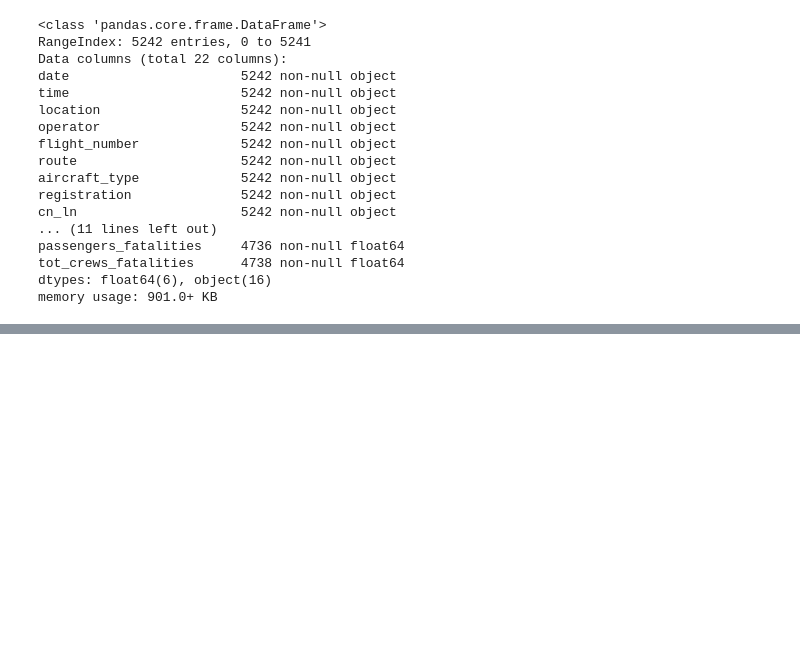
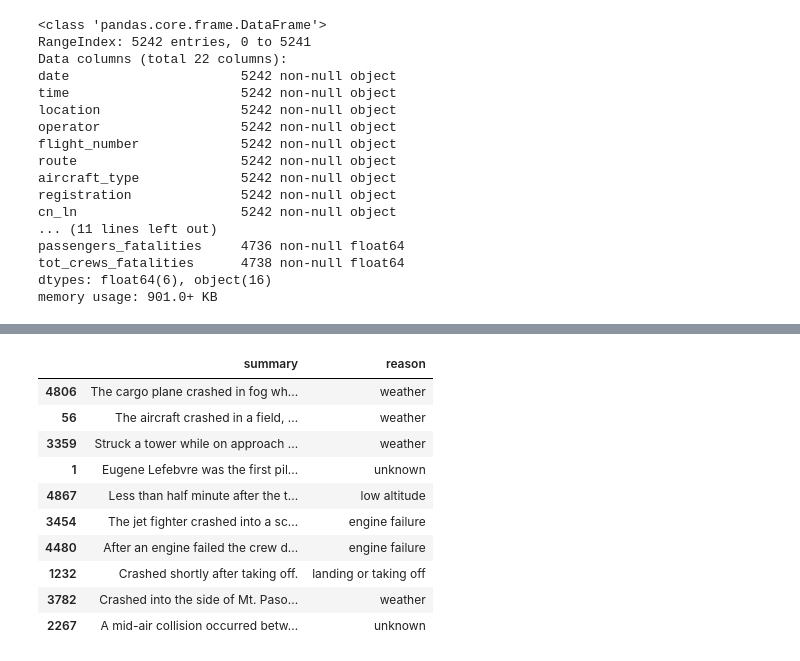
Before and after one commit to budhajitRoy/Plane-Crash-Data-Exploration, a Jupyter notebook: Plane Crash Data Exploration and Analysis.ipynb, the cells around one changed output, grey strips where cells are left out. Saved outputs shown, nothing was run; the diff lists cells and outputs as text; code cells hidden in the pictures; blank space fills up the shorter version.

Commit message:
feat: more crash reasons added
perform more manipulations on the summary data and added more crash reasons

```diff
--- a/Plane Crash Data Exploration and Analysis.ipynb
+++ b/Plane Crash Data Exploration and Analysis.ipynb
@@ -850,0 +1003,2 @@ memory usage: 901.0+ KB
+# %%
+df['cn_ln'] = df['cn_ln'].apply(remove_escape_characters)
@@ -850,0 +1047,3 @@ memory usage: 901.0+ KB
+# %%
+# replace "?" with "-"
+df['ground'] = df['ground'].apply(remove_escape_characters)
@@ -850,0 +1074,2 @@ memory usage: 901.0+ KB
+# %%
+df['summary'] = df['summary'].apply(remove_escape_characters)
@@ -850,0 +1193,17 @@ memory usage: 901.0+ KB
+# %%
+df['reason'] = df['summary'].apply(find_reason)
+# %%
+# check data randomly
+df[['summary','reason']].sample(10)
+# %% [output]
+|  | summary | reason |
+| 4806 | The cargo plane crashed in fog wh... | weather |
+| 56 | The aircraft crashed in a field, ... | weather |
+| 3359 | Struck a tower while on approach ... | weather |
+| 1 | Eugene Lefebvre was the first pil... | unknown |
+| 4867 | Less than half minute after the t... | low altitude |
+| 3454 | The jet fighter crashed into a sc... | engine failure |
+| 4480 | After an engine failed the crew d... | engine failure |
+| 1232 | Crashed shortly after taking off. | landing or taking off |
+| 3782 | Crashed into the side of Mt. Paso... | weather |
+| 2267 | A mid-air collision occurred betw... | unknown |
```
Also changed, not shown: parts of 75 cells of this notebook.
